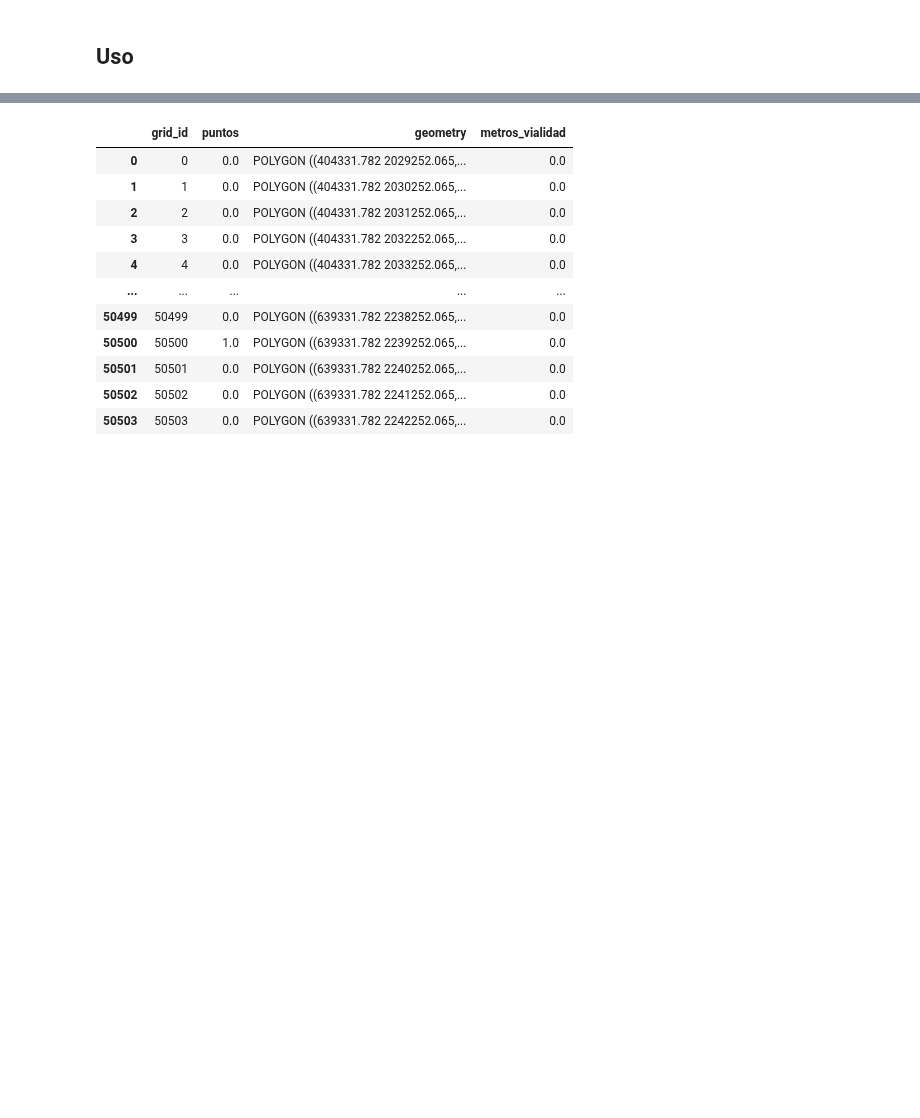
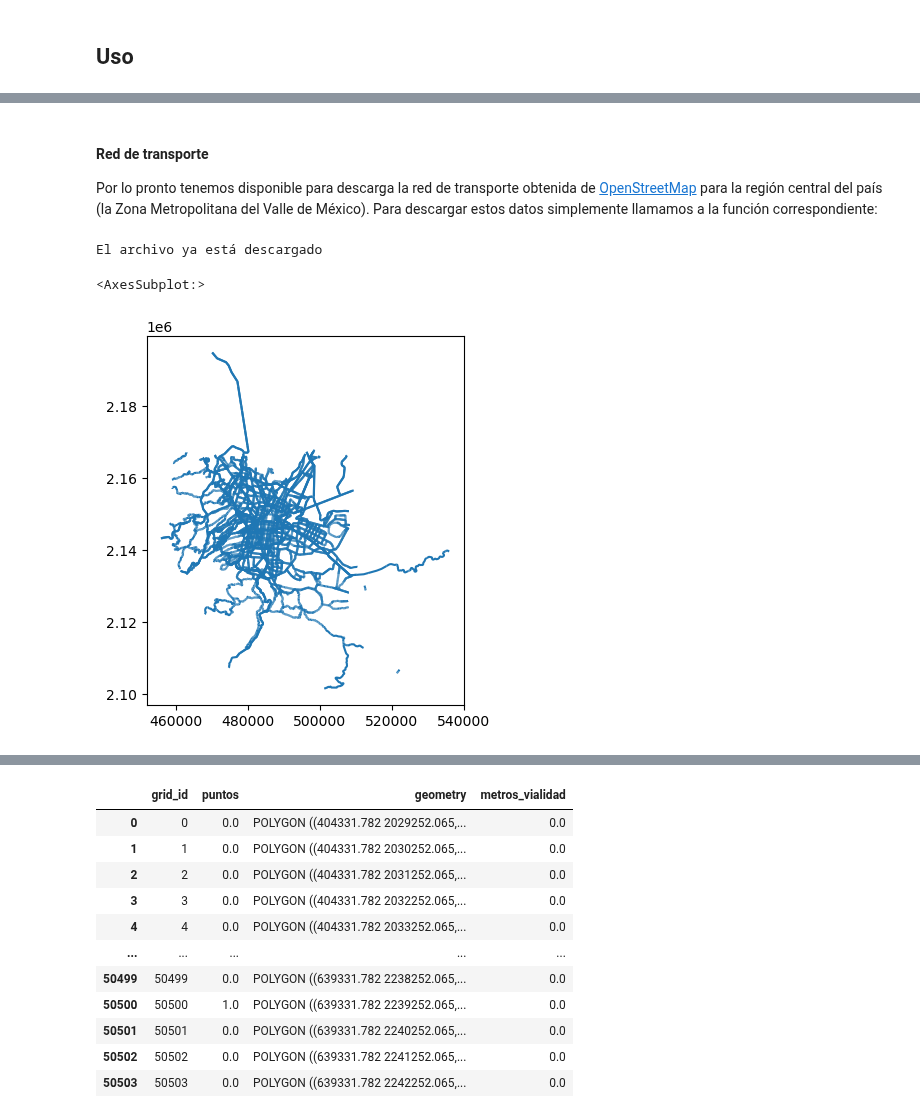
Before and after one commit to CentroGeo/pyLandUseMX, a Jupyter notebook: nbs/index.ipynb, the cells around one changed output, grey strips where cells are left out. Cells and saved outputs as stored; diff of their text form; code cells hidden in the pictures; blank space fills up the shorter version.

```diff
--- a/nbs/index.ipynb
+++ b/nbs/index.ipynb
@@ -50,0 +52,13 @@ También podemos descargar todos los datos:
+# %% [markdown]
+#### Red de transporte
+
+Por lo pronto tenemos disponible para descarga la red de transporte obtenida de [OpenStreetMap](https://www.openstreetmap.org/) para la región central del país (la Zona Metropolitana del Valle de México). Para descargar estos datos simplemente llamamos a la función correspondiente:
+# %%
+pth_redes = descarga_redes() # descarga la red
+red = gpd.read_file(pth_redes) # leemos con geopandas
+red = red.loc[red.tag_id.isin([104,108,106,101])] # seleccionamos vialidades primarias
+red.plot()
+# %% [output]
+El archivo ya está descargado
+<AxesSubplot:>
+[figure, added]
```
Also changed, not shown: parts of 16 cells of this notebook, 6 other files.
